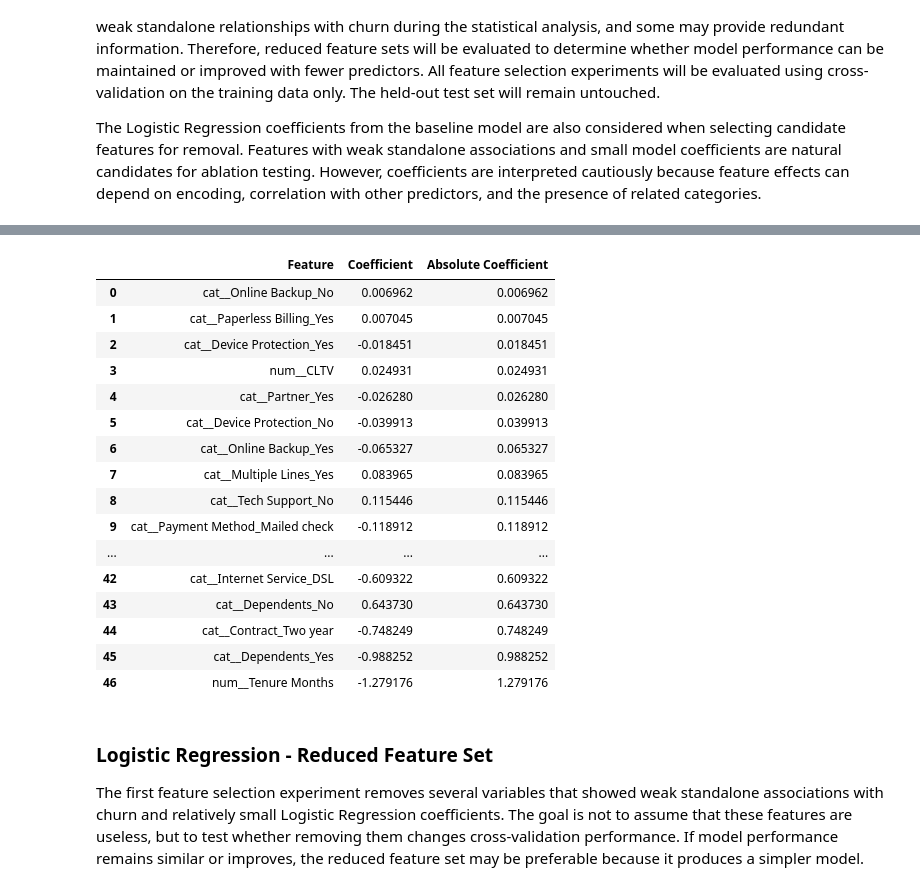
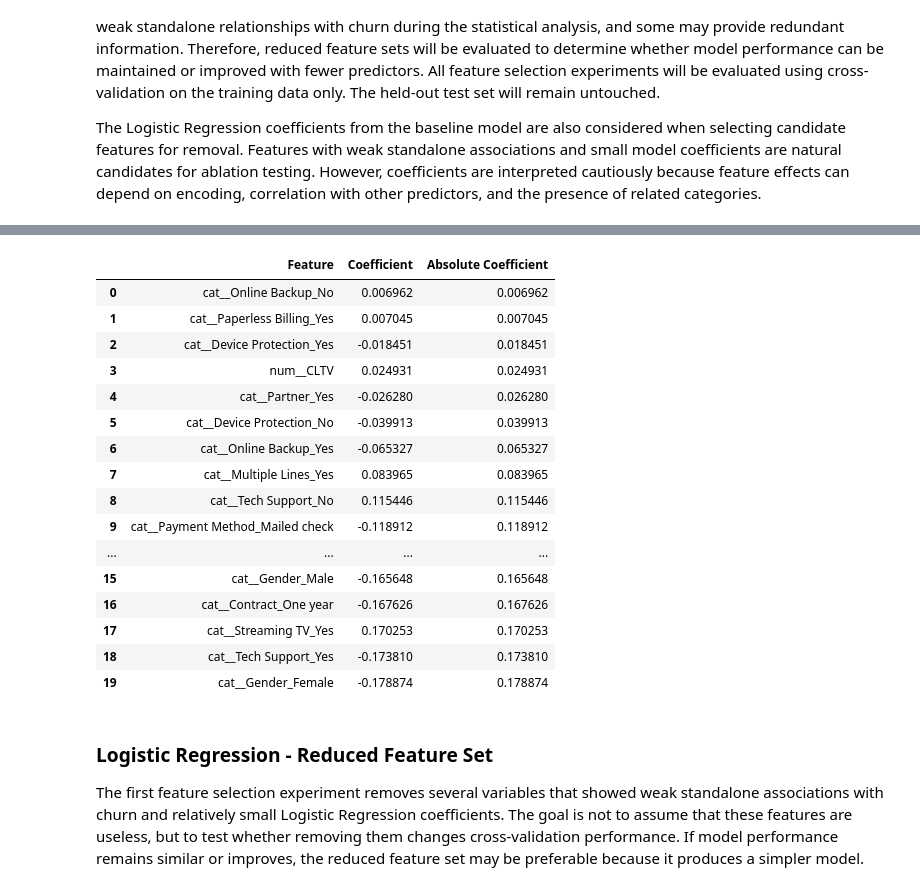
Before and after one commit to Eitheriel/telco-customer-churn-prediction, a Jupyter notebook: notebooks/06_model_comparison.ipynb, the cells around one changed output, grey strips where cells are left out. Drawn from its saved outputs; the diff is of its cells as text; code cells hidden in the pictures.

```diff
--- a/notebooks/06_model_comparison.ipynb
+++ b/notebooks/06_model_comparison.ipynb
@@ -334,29 +332,29 @@ lr_coefficients["Absolute Coefficient"] = (
 # %%
 lr_coefficients_sorted = (
     lr_coefficients
     .sort_values("Absolute Coefficient", ascending=True)
     .reset_index(drop=True)
 )
 
-lr_coefficients_sorted#.head(20)
+lr_coefficients_sorted.head(20)
 # %% [output]
 |  | Feature | Coefficient | Absolute Coefficient |
 | 0 | cat__Online Backup_No | 0.006962 | 0.006962 |
 | 1 | cat__Paperless Billing_Yes | 0.007045 | 0.007045 |
 | 2 | cat__Device Protection_Yes | -0.018451 | 0.018451 |
 | 3 | num__CLTV | 0.024931 | 0.024931 |
 | 4 | cat__Partner_Yes | -0.026280 | 0.026280 |
 | 5 | cat__Device Protection_No | -0.039913 | 0.039913 |
 | 6 | cat__Online Backup_Yes | -0.065327 | 0.065327 |
 | 7 | cat__Multiple Lines_Yes | 0.083965 | 0.083965 |
 | 8 | cat__Tech Support_No | 0.115446 | 0.115446 |
 | 9 | cat__Payment Method_Mailed check | -0.118912 | 0.118912 |
 | ... | ... | ... | ... |
-| 42 | cat__Internet Service_DSL | -0.609322 | 0.609322 |
-| 43 | cat__Dependents_No | 0.643730 | 0.643730 |
-| 44 | cat__Contract_Two year | -0.748249 | 0.748249 |
-| 45 | cat__Dependents_Yes | -0.988252 | 0.988252 |
-| 46 | num__Tenure Months | -1.279176 | 1.279176 |
+| 15 | cat__Gender_Male | -0.165648 | 0.165648 |
+| 16 | cat__Contract_One year | -0.167626 | 0.167626 |
+| 17 | cat__Streaming TV_Yes | 0.170253 | 0.170253 |
+| 18 | cat__Tech Support_Yes | -0.173810 | 0.173810 |
+| 19 | cat__Gender_Female | -0.178874 | 0.178874 |
 # %% [markdown]
 ### Logistic Regression - Reduced Feature Set
 
```
Also changed, not shown: parts of 1 cell of this notebook.
